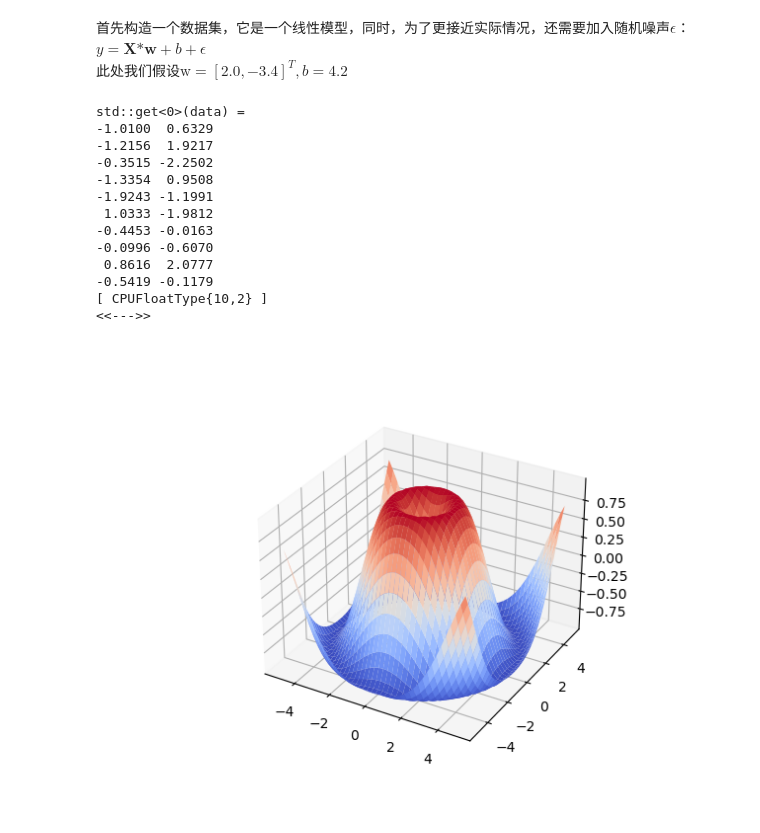
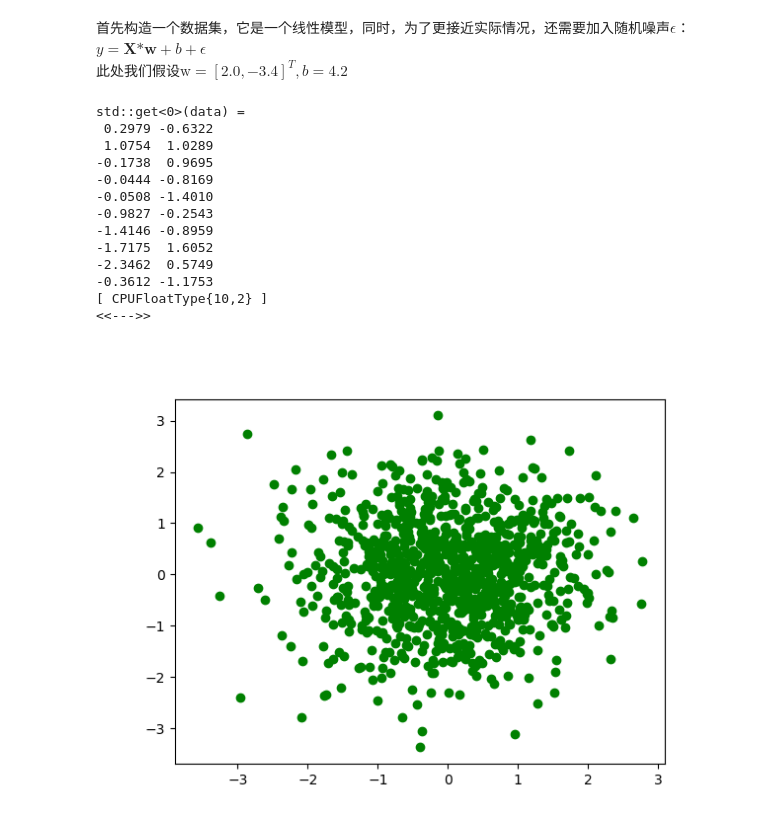
Before and after one commit to embededAI/zhv2_d2l_ai_libtorch, a Jupyter notebook: Day_03/linear_regression.ipynb, the cells around one changed output. Saved outputs shown, nothing was run; the diff lists cells and outputs as text; code cells hidden in the pictures.

```diff
--- a/Day_03/linear_regression.ipynb
+++ b/Day_03/linear_regression.ipynb
@@ -76,17 +76,6 @@ $w_t = w_{t-1} - \eta * \frac{\partial{\mathscr{l}}}{\partial{w_{t-1}}}$
 首先构造一个数据集，它是一个线性模型，同时，为了更接近实际情况，还需要加入随机噪声$\epsilon$：
 $y = \textbf{X*w} + b + \epsilon$
 此处我们假设$\text{w} = [2.0, -3.4]^T,  b = 4.2$
-# %%
-def synthetic_data(w, b, num_examples):
-    """生成 y = Xw + b + 噪声。"""
-    X = torch.normal(0, 1, (num_examples, len(w)))
-    y = torch.matmul(X, w) + b
-    y += torch.normal(0, 0.01, y.shape)
-    return X, y.reshape((-1, 1))
-
-true_w = torch.tensor([2, -3.4])
-true_b = 4.2
-features, labels = synthetic_data(true_w, true_b, 1000)
 # %%
 typedef std::tuple<torch::Tensor, torch::Tensor> sample_set;
 # %%
@@ -101,23 +90,30 @@ sample_set synthetic_data(torch::Tensor w, torch::Tensor b, int num_example)
 # %%
 float coe[] = {2.0, 3.4};
 float bias[] = {4.2};
-torch::Tensor true_w = torch::from_blob(coe, {2, 1});
-torch::Tensor true_b = torch::from_blob(bias, {1});
+
+/** calling 'from_blob(...)' may cause compile error with my
+ *  xeus-clilng enviroment, so here I changed it with another
+ *  way; but maybe you can try it in your pc;
+ */
+// torch::Tensor true_w = torch::from_blob(coe, {2, 1});
+// torch::Tensor true_b = torch::from_blob(bias, {1});
+
+torch::Tensor true_w = torch::tensor(at::ArrayRef<float>({2.0, 3.4}));
+torch::Tensor true_b = torch::tensor(at::ArrayRef<float>({4.2}));
 sample_set data = synthetic_data(true_w, true_b, 10);
 
-
 printT(std::get<0>(data));
 # %% [output]
 std::get<0>(data) =
--1.0100  0.6329
--1.2156  1.9217
--0.3515 -2.2502
--1.3354  0.9508
--1.9243 -1.1991
- 1.0333 -1.9812
--0.4453 -0.0163
--0.0996 -0.6070
- 0.8616  2.0777
--0.5419 -0.1179
+ 0.2979 -0.6322
+ 1.0754  1.0289
+-0.1738  0.9695
+-0.0444 -0.8169
+-0.0508 -1.4010
+-0.9827 -0.2543
+-1.4146 -0.8959
+-1.7175  1.6052
+-2.3462  0.5749
+-0.3612 -1.1753
 [ CPUFloatType{10,2} ]
 <<--->>
@@ -137,7 +120,18 @@ for (double i = -5; i <= 5;  i += 0.25) {
-# %%
-plt::plot_surface(x, y, z);
-plt::save("./test1.png");
-auto img = im::image("./test1.png");
-img
-# %% [output]
-[figure, removed]
+# %%
+#define DSIZE 100
+sample_set tdata = synthetic_data(true_w, true_b, DSIZE);
+
+std::vector<float> x, y;
+torch::Tensor t = std::get<0>(tdata);
+for (int i = 0; i < DSIZE; i++) {
+  x.push_back(t[i][0].item<float>());
+  y.push_back(t[i][1].item<float>());
+}
+
+
+plt::plot(x, y, "og");
+plt::save("./test2.png");
+auto img = im::image("./test2.png");
+img
+# %% [output]
+[figure, added]
```
Also changed, not shown: parts of 1 cell of this notebook, 1 other file.
